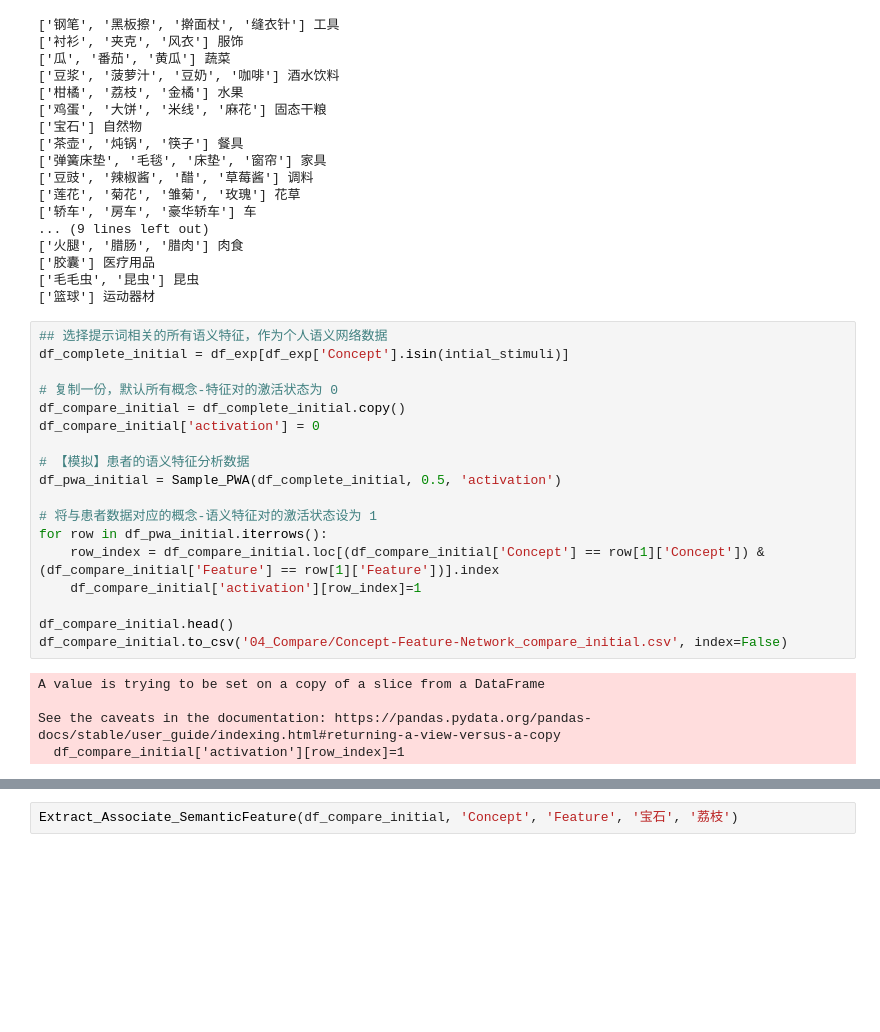
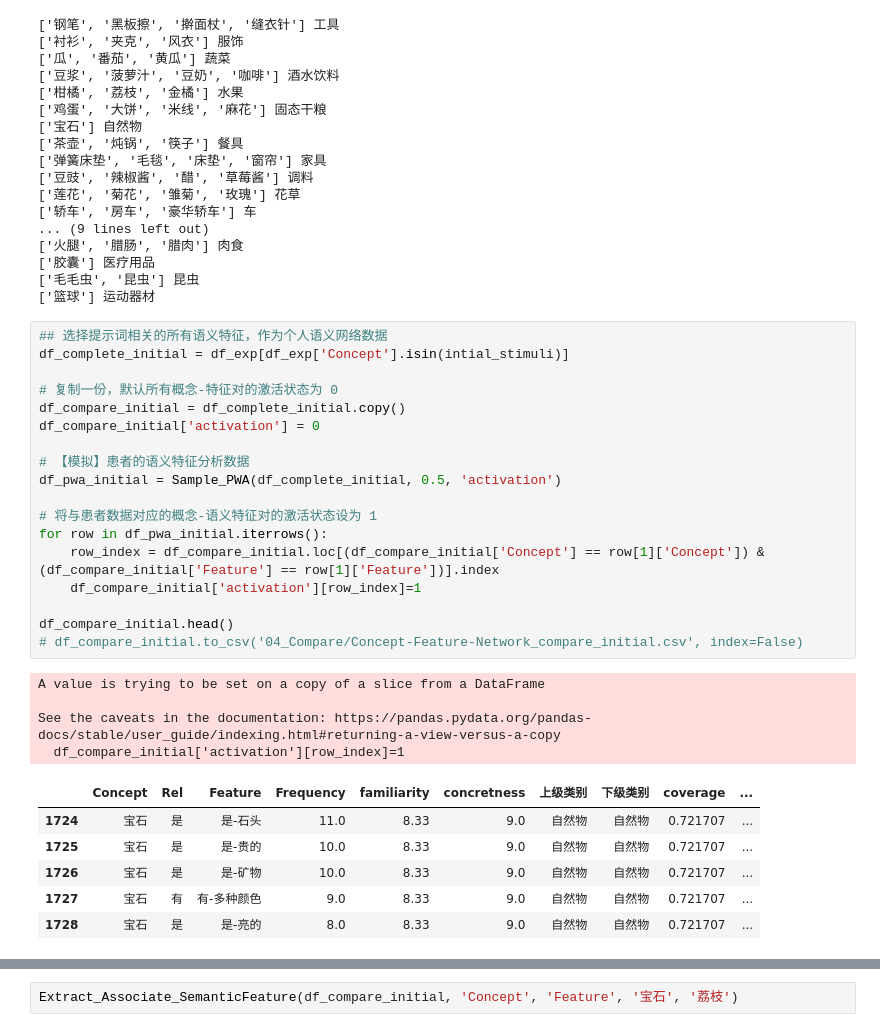
Before and after one commit to JoseZhangSH/SemanticNetwork_DataAnalysis, a Jupyter notebook: data/Data Processing.ipynb, the cells around one changed output, grey strips where cells are left out. Drawn from its saved outputs; the diff is of its cells as text; blank space fills up the shorter version.

```diff
--- a/data/Data Processing.ipynb
+++ b/data/Data Processing.ipynb
@@ -327,24 +327,30 @@ intial_stimuli = sum(intial_stimuli,[])
 # %%
 ## 选择提示词相关的所有语义特征，作为个人语义网络数据
 df_complete_initial = df_exp[df_exp['Concept'].isin(intial_stimuli)]
 
 # 复制一份，默认所有概念-特征对的激活状态为 0
 df_compare_initial = df_complete_initial.copy()
 df_compare_initial['activation'] = 0
 
 # 【模拟】患者的语义特征分析数据
 df_pwa_initial = Sample_PWA(df_complete_initial, 0.5, 'activation')
 
 # 将与患者数据对应的概念-语义特征对的激活状态设为 1
 for row in df_pwa_initial.iterrows():
     row_index = df_compare_initial.loc[(df_compare_initial['Concept'] == row[1]['Concept']) & (df_compare_initial['Feature'] == row[1]['Feature'])].index
     df_compare_initial['activation'][row_index]=1
 
 df_compare_initial.head()
-df_compare_initial.to_csv('04_Compare/Concept-Feature-Network_compare_initial.csv', index=False)
+# df_compare_initial.to_csv('04_Compare/Concept-Feature-Network_compare_initial.csv', index=False)
 # %% [output]
 A value is trying to be set on a copy of a slice from a DataFrame
 
 See the caveats in the documentation: https://pandas.pydata.org/pandas-docs/stable/user_guide/indexing.html#returning-a-view-versus-a-copy
   df_compare_initial['activation'][row_index]=1
+|  | Concept | Rel | Feature | Frequency | familiarity | concretness | 上级类别 | 下级类别 | coverage | ... |
+| 1724 | 宝石 | 是 | 是-石头 | 11.0 | 8.33 | 9.0 | 自然物 | 自然物 | 0.721707 | ... |
+| 1725 | 宝石 | 是 | 是-贵的 | 10.0 | 8.33 | 9.0 | 自然物 | 自然物 | 0.721707 | ... |
+| 1726 | 宝石 | 是 | 是-矿物 | 10.0 | 8.33 | 9.0 | 自然物 | 自然物 | 0.721707 | ... |
+| 1727 | 宝石 | 有 | 有-多种颜色 | 9.0 | 8.33 | 9.0 | 自然物 | 自然物 | 0.721707 | ... |
+| 1728 | 宝石 | 是 | 是-亮的 | 8.0 | 8.33 | 9.0 | 自然物 | 自然物 | 0.721707 | ... |
 # %%
```
Also changed, not shown: parts of 3 cells of this notebook, 4 other files.
